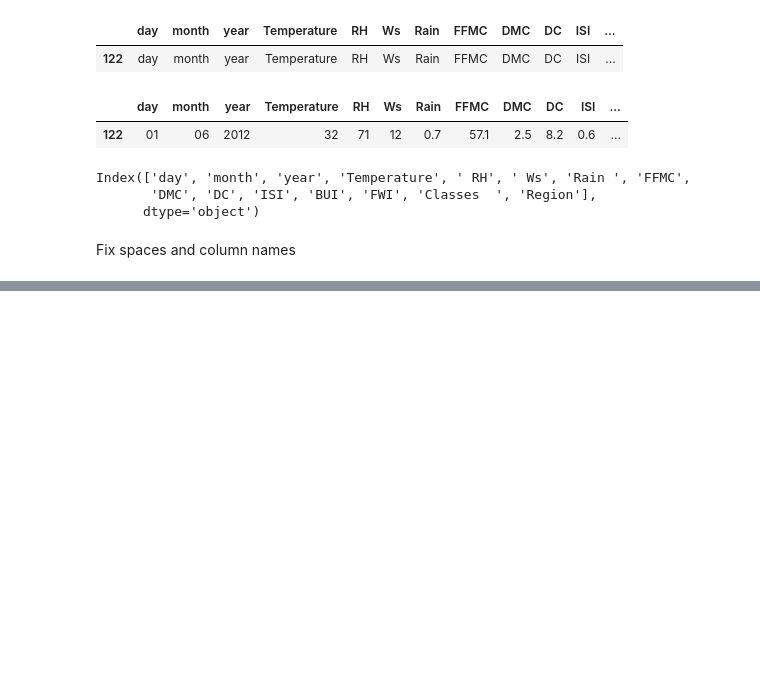
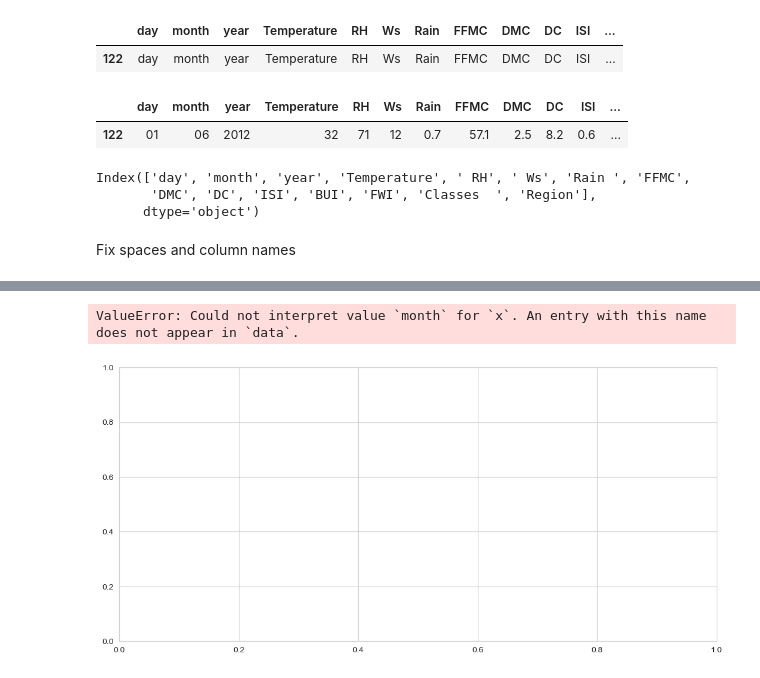
Before and after one commit to sdrapinski/python-ml-2024, a Jupyter notebook: udemy/linear_regresion/ridge_lasso_regression/cleaning_data.ipynb, the cells around one changed output, grey strips where cells are left out. Saved outputs shown, nothing was run; the diff lists cells and outputs as text; code cells hidden in the pictures; blank space fills up the shorter version.

```diff
--- a/udemy/linear_regresion/ridge_lasso_regression/cleaning_data.ipynb
+++ b/udemy/linear_regresion/ridge_lasso_regression/cleaning_data.ipynb
@@ -160,0 +163,2 @@ df.columns=df.columns.str.strip() #usuniecie nadmiaru spacji
+# %%
+df[['month','day','year','Temperature','RH','Ws']] = df[['month','day','year','Temperature','RH','Ws']].astype(int)
@@ -160,0 +187,6 @@ df.columns=df.columns.str.strip() #usuniecie nadmiaru spacji
+# %%
+objects = [features for features in df.columns if df[features].dtypes=='O']
+# %%
+for i in objects:
+    if i!='Classes':
+        df[i]=df[i].astype(float)
@@ -160,0 +273,8 @@ df.columns=df.columns.str.strip() #usuniecie nadmiaru spacji
+# %%
+dftemp = df.loc[df['Region']==1]
+plt.subplots(figsize=(13,6))
+sns.set_style('whitegrid')
+sns.countplot(x='month',hue='Classes',data=df)
+# %% [output]
+ValueError: Could not interpret value `month` for `x`. An entry with this name does not appear in `data`.
+[figure, added]
```
Also changed, not shown: parts of 16 cells of this notebook, 2 other files.
